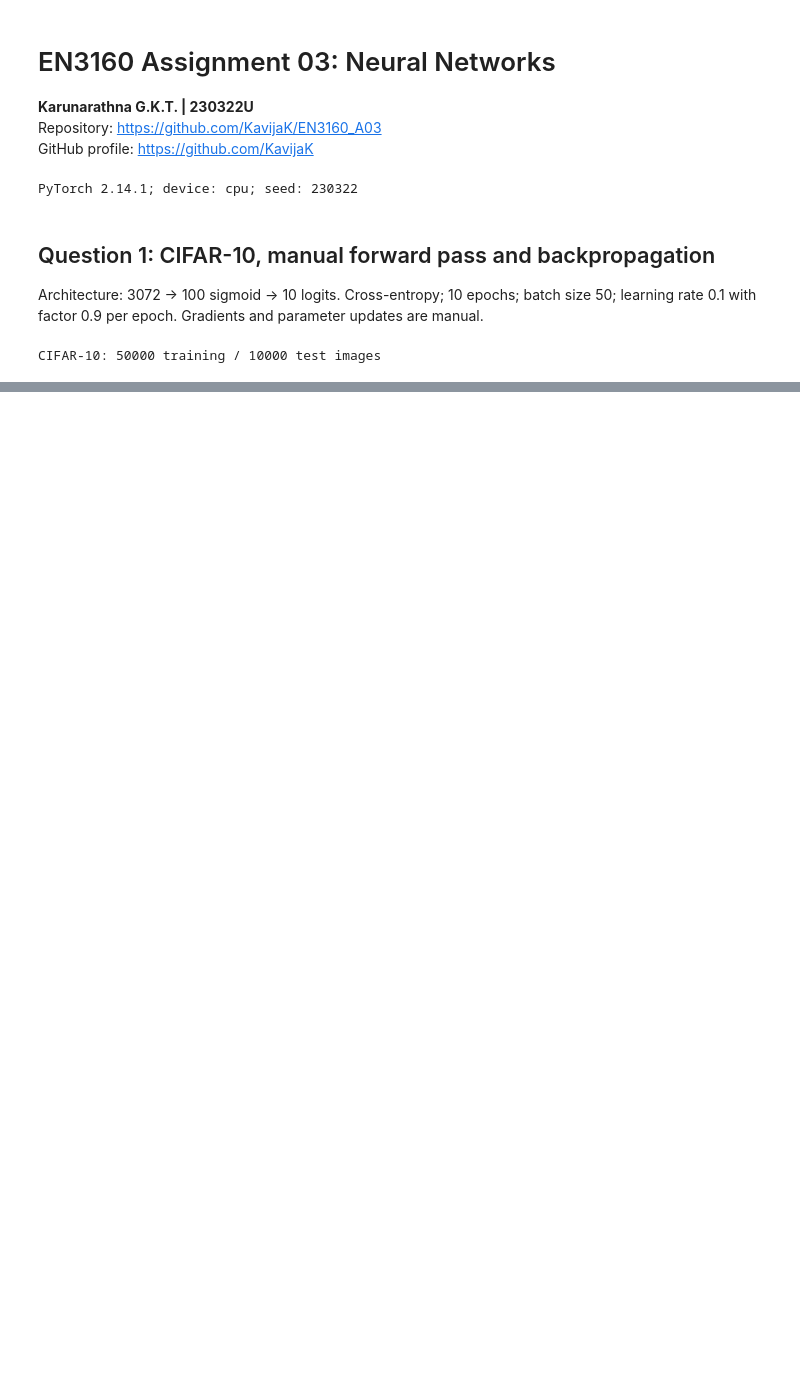
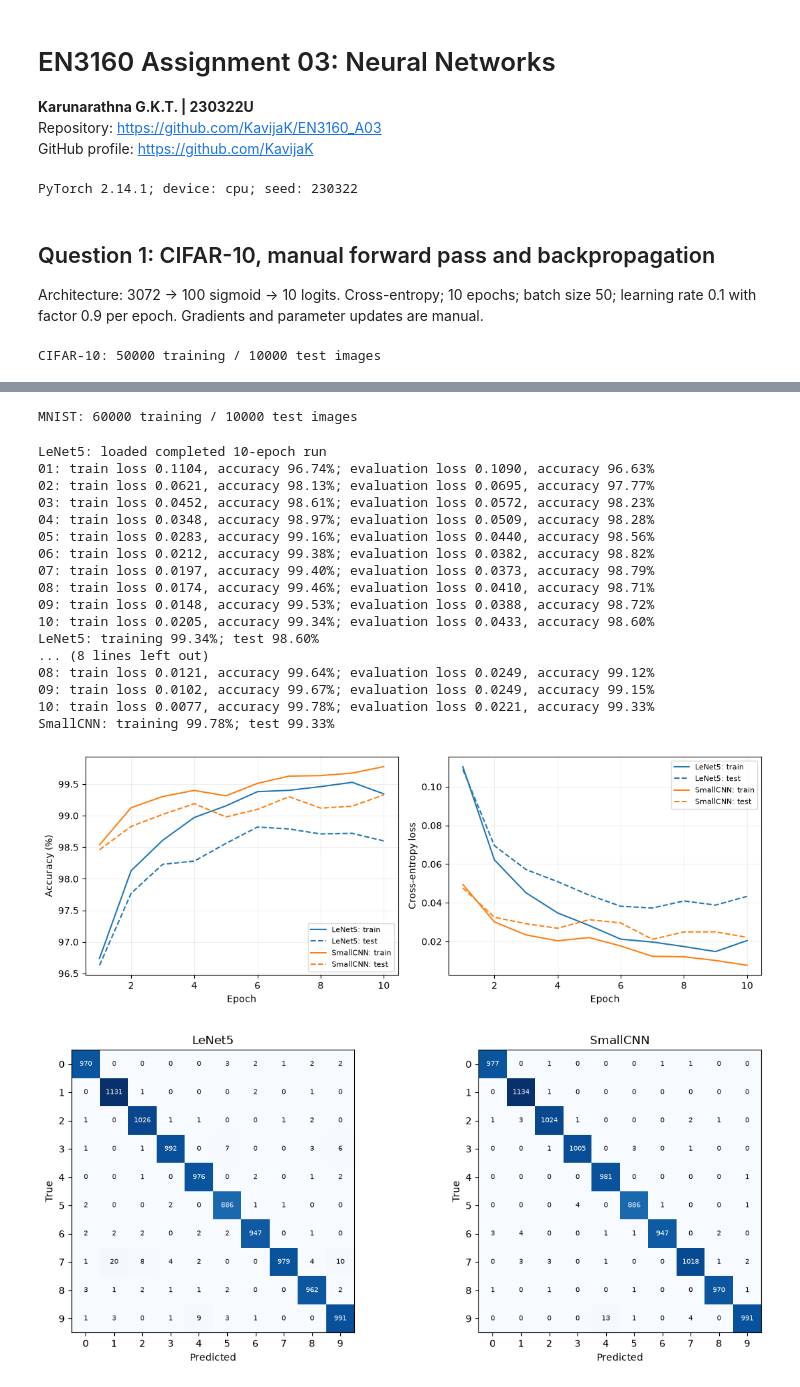
Before and after one commit to KavijaK/EN3160_A03, a Jupyter notebook: 230322U_A03.ipynb, the cells around one changed output, grey strips where cells are left out. Drawn from its saved outputs; the diff is of its cells as text; code cells hidden in the pictures; blank space fills up the shorter version.

Commit message:
Complete Question 2 MNIST models metrics and confusion matrices

```diff
--- a/230322U_A03.ipynb
+++ b/230322U_A03.ipynb
@@ -200,0 +197,63 @@ After 10 epochs: training accuracy 53.42%; test accuracy 47.87%
+# %%
+mnist_transform = transforms.Compose([
+    transforms.ToTensor(), transforms.Normalize((.1307,), (.3081,))])
+mnist_train = datasets.MNIST(data_dir, train=True, download=True, transform=mnist_transform)
+mnist_test = datasets.MNIST(data_dir, train=False, download=True, transform=mnist_transform)
+print(f"MNIST: {len(mnist_train)} training / {len(mnist_test)} test images")
+
+class LeNet5(nn.Sequential):
+    def __init__(self):
+        super().__init__(
+            nn.Conv2d(1, 6, 5, padding=2), nn.Tanh(), nn.AvgPool2d(2),
+            nn.Conv2d(6, 16, 5), nn.Tanh(), nn.AvgPool2d(2), nn.Flatten(),
+            nn.Linear(400, 120), nn.Tanh(), nn.Linear(120, 84), nn.Tanh(), nn.Linear(84, 10))
+
+class SmallCNN(nn.Sequential):
+    def __init__(self):
+        layers = []
+        for incoming, outgoing in [(1, 16), (16, 32), (32, 64)]:
+            layers += [nn.Conv2d(incoming, outgoing, 3, padding=1),
+                       nn.BatchNorm2d(outgoing), nn.ReLU(), nn.MaxPool2d(2)]
+        super().__init__(*layers, nn.Flatten(), nn.Dropout(.3), nn.Linear(64*3*3, 10))
+# %% [output]
+MNIST: 60000 training / 10000 test images
+# %%
+mnist_histories, mnist_matrices, mnist_summary = {}, {}, []
+for name, architecture in [("LeNet5", LeNet5), ("SmallCNN", SmallCNN)]:
+    torch.manual_seed(SEED)
+    model = architecture().to(device)
+    loaders = make_loaders(mnist_train, mnist_train, mnist_test, 128)
+    optimizer = torch.optim.Adam(model.parameters(), lr=.001)
+    history = fit(model, loaders, name, 10, optimizer, classes=10)
+    model.eval()
+    train, _ = evaluate(model, loaders["train_eval"], 10)
+    test, matrix = evaluate(model, loaders["eval"], 10)
+    mnist_histories[name], mnist_matrices[name] = history, matrix
+    mnist_summary.append(dict(model=name, train_accuracy=train["accuracy"],
+        test_accuracy=test["accuracy"], train_loss=train["loss"], test_loss=test["loss"],
+        parameters=sum(p.numel() for p in model.parameters())))
+    np.save(results / f"{name}_confusion.npy", matrix)
+    print(f"{name}: training {train['accuracy']:.2f}%; test {test['accuracy']:.2f}%")
+(results / "q2_summary.json").write_text(json.dumps(mnist_summary, indent=2));
+plot_history(mnist_histories, "q2_history.png")
+plot_confusions(mnist_matrices, list(range(10)), "q2_confusion.png")
+# %% [output]
+LeNet5: loaded completed 10-epoch run
+01: train loss 0.1104, accuracy 96.74%; evaluation loss 0.1090, accuracy 96.63%
+02: train loss 0.0621, accuracy 98.13%; evaluation loss 0.0695, accuracy 97.77%
+03: train loss 0.0452, accuracy 98.61%; evaluation loss 0.0572, accuracy 98.23%
+04: train loss 0.0348, accuracy 98.97%; evaluation loss 0.0509, accuracy 98.28%
+05: train loss 0.0283, accuracy 99.16%; evaluation loss 0.0440, accuracy 98.56%
+06: train loss 0.0212, accuracy 99.38%; evaluation loss 0.0382, accuracy 98.82%
+07: train loss 0.0197, accuracy 99.40%; evaluation loss 0.0373, accuracy 98.79%
+08: train loss 0.0174, accuracy 99.46%; evaluation loss 0.0410, accuracy 98.71%
+09: train loss 0.0148, accuracy 99.53%; evaluation loss 0.0388, accuracy 98.72%
+10: train loss 0.0205, accuracy 99.34%; evaluation loss 0.0433, accuracy 98.60%
+LeNet5: training 99.34%; test 98.60%
+... (8 lines left out)
+08: train loss 0.0121, accuracy 99.64%; evaluation loss 0.0249, accuracy 99.12%
+09: train loss 0.0102, accuracy 99.67%; evaluation loss 0.0249, accuracy 99.15%
+10: train loss 0.0077, accuracy 99.78%; evaluation loss 0.0221, accuracy 99.33%
+SmallCNN: training 99.78%; test 99.33%
+[figure, added]
+[figure, added]
```
Also changed, not shown: parts of 2 cells of this notebook, 7 other files.
